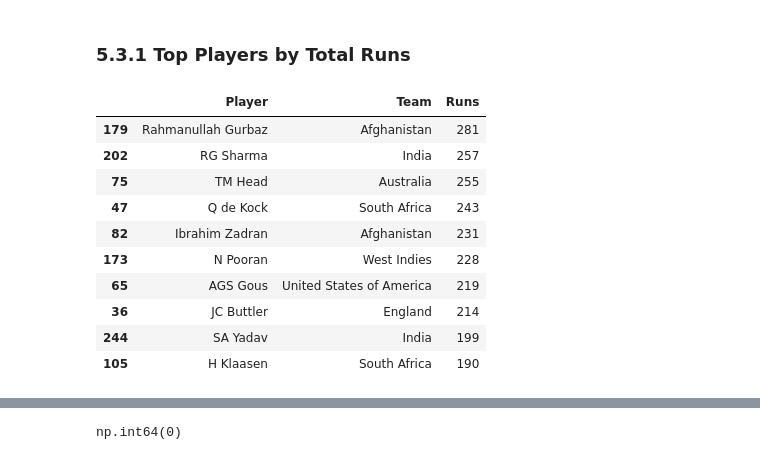
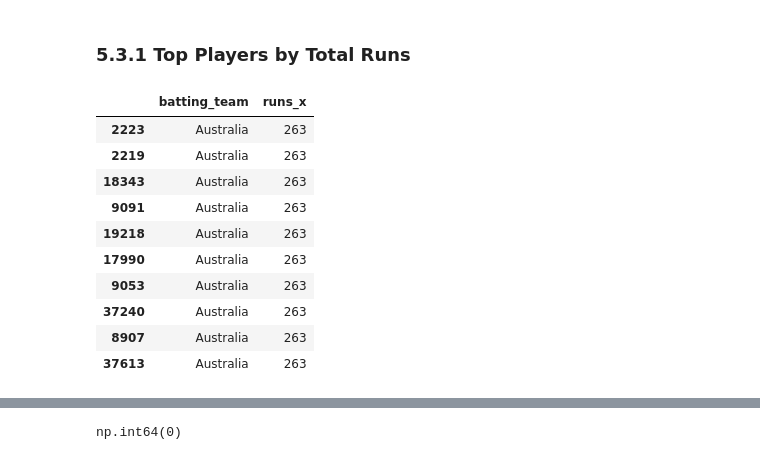
Before and after one commit to usama488/Data-science, a Jupyter notebook: (EDA)_of_the_2022_T20_World_Cup.ipynb, the cells around one changed output, grey strips where cells are left out. Cells and saved outputs as stored; diff of their text form; code cells hidden in the pictures.

```diff
--- a/(EDA)_of_the_2022_T20_World_Cup.ipynb
+++ b/(EDA)_of_the_2022_T20_World_Cup.ipynb
@@ -22,7 +22,7 @@ warnings.filterwarnings('ignore')
 # %% [markdown]
 # 2. Load the Dataset
 # %%
-df = pd.read_csv("/content/batting_stats_for_icc_mens_t20_world_cup_2024.csv")
+df = pd.read_csv("/content/T20_score_ready_data.csv")
 # %% [markdown]
 # 3. Quick Look the dataset
 # %%
@@ -119,17 +102,17 @@ For now, we will proceed with alternative analyses that are relevant to the avai
 # %% [markdown]
 ### 5.3.1 Top Players by Total Runs
 # %%
-top_players_by_runs = df.sort_values(by='Runs', ascending=False).head(10)
-display(top_players_by_runs[['Player', 'Team', 'Runs']])
+top_players_by_runs = df.sort_values(by='runs_x', ascending=False).head(10)
+display(top_players_by_runs[['batting_team', 'runs_x']])
 # %% [output]
-|  | Player | Team | Runs |
-| 179 | Rahmanullah Gurbaz | Afghanistan | 281 |
-| 202 | RG Sharma | India | 257 |
-| 75 | TM Head | Australia | 255 |
-| 47 | Q de Kock | South Africa | 243 |
-| 82 | Ibrahim Zadran | Afghanistan | 231 |
-| 173 | N Pooran | West Indies | 228 |
-| 65 | AGS Gous | United States of America | 219 |
-| 36 | JC Buttler | England | 214 |
-| 244 | SA Yadav | India | 199 |
-| 105 | H Klaasen | South Africa | 190 |
+|  | batting_team | runs_x |
+| 2223 | Australia | 263 |
+| 2219 | Australia | 263 |
+| 18343 | Australia | 263 |
+| 9091 | Australia | 263 |
+| 19218 | Australia | 263 |
+| 17990 | Australia | 263 |
+| 9053 | Australia | 263 |
+| 37240 | Australia | 263 |
+| 8907 | Australia | 263 |
+| 37613 | Australia | 263 |
```
Also changed, not shown: parts of 29 cells of this notebook.
